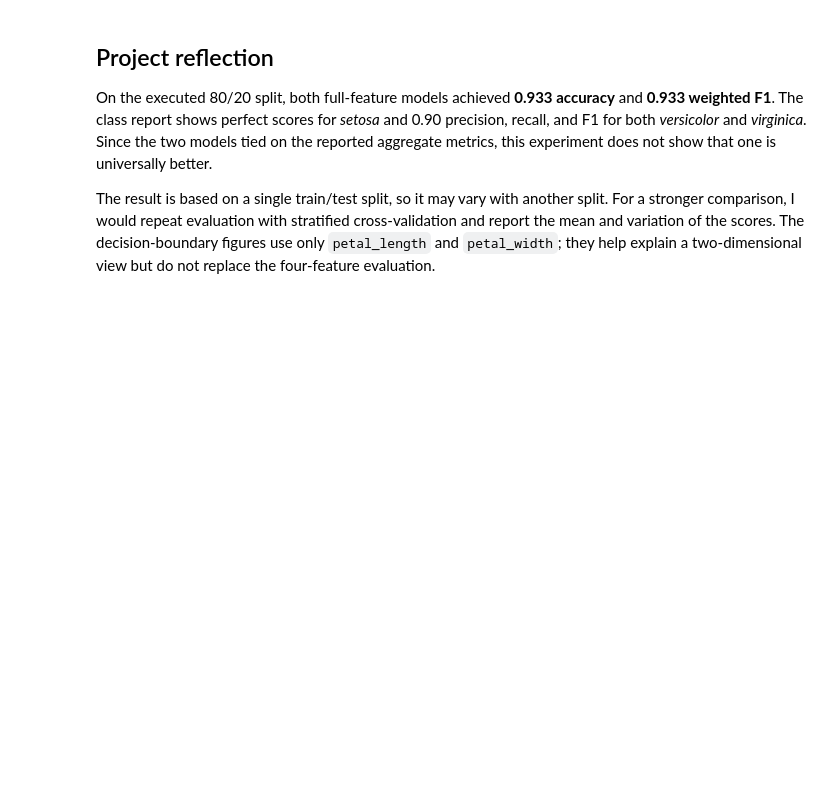
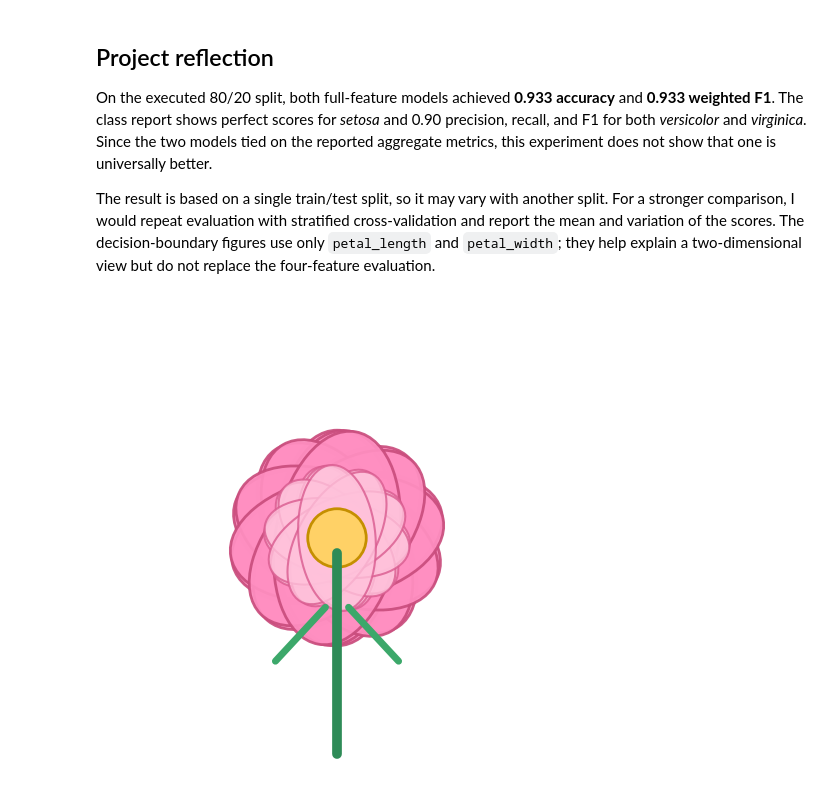
Before and after one commit to SyedaMarriam/Datheon_Machine_Learning_And_Data_Science_Internship, a Jupyter notebook: Task 1/Task_1.ipynb, the cells around one changed output. Saved outputs shown, nothing was run; the diff lists cells and outputs as text; code cells hidden in the pictures; blank space fills up the shorter version.

```diff
--- a/Task 1/Task_1.ipynb
+++ b/Task 1/Task_1.ipynb
@@ -527,3 +527,53 @@ The original dataset remains at: C:\Users\usms.202300087\Datheon_Machine_Learnin
 On the executed 80/20 split, both full-feature models achieved **0.933 accuracy** and **0.933 weighted F1**. The class report shows perfect scores for *setosa* and 0.90 precision, recall, and F1 for both *versicolor* and *virginica*. Since the two models tied on the reported aggregate metrics, this experiment does not show that one is universally better.
 
 The result is based on a single train/test split, so it may vary with another split. For a stronger comparison, I would repeat evaluation with stratified cross-validation and report the mean and variation of the scores. The decision-boundary figures use only `petal_length` and `petal_width`; they help explain a two-dimensional view but do not replace the four-feature evaluation.
+# %%
+import matplotlib.pyplot as plt
+from matplotlib.patches import Ellipse, Circle
+
+fig, ax = plt.subplots(figsize=(6, 6))
+ax.set_xlim(-3, 3)
+ax.set_ylim(-3, 3)
+ax.set_aspect('equal')
+ax.axis('off')
+
+# Outer open petals
+for angle in range(0, 360, 35):
+    petal = Ellipse(
+        (0, 0),
+        width=1.6,
+        height=2.8,
+        angle=angle,
+        facecolor='#ff8fc1',     # pink
+        edgecolor='#c94d7d',
+        linewidth=2,
+        alpha=0.92
+    )
+    ax.add_patch(petal)
+
+# Inner small petals to make it look more open
+for angle in range(15, 375, 35):
+    petal = Ellipse(
+        (0, 0),
+        width=1.0,
+        height=1.9,
+        angle=angle,
+        facecolor='#ffc2db',
+        edgecolor='#d95b8f',
+        linewidth=1.5,
+        alpha=0.8
+    )
+    ax.add_patch(petal)
+
+# Center
+ax.add_patch(Circle((0, 0), 0.38, facecolor='#ffd166',
+                   edgecolor='#c58f00', linewidth=2))
+
+# Stem and leaves
+ax.plot([0, 0], [-2.8, -0.2], color='#2e8b57', linewidth=7)
+ax.plot([-0.8, -0.15], [-1.6, -0.9], color="#15e971", linewidth=5)
+ax.plot([0.8, 0.15], [-1.6, -0.9], color='#3ca86a', linewidth=5)
+
+plt.show()
+# %% [output]
+[figure, added]
```
Also changed, not shown: parts of 2 cells of this notebook, 1 other file.
